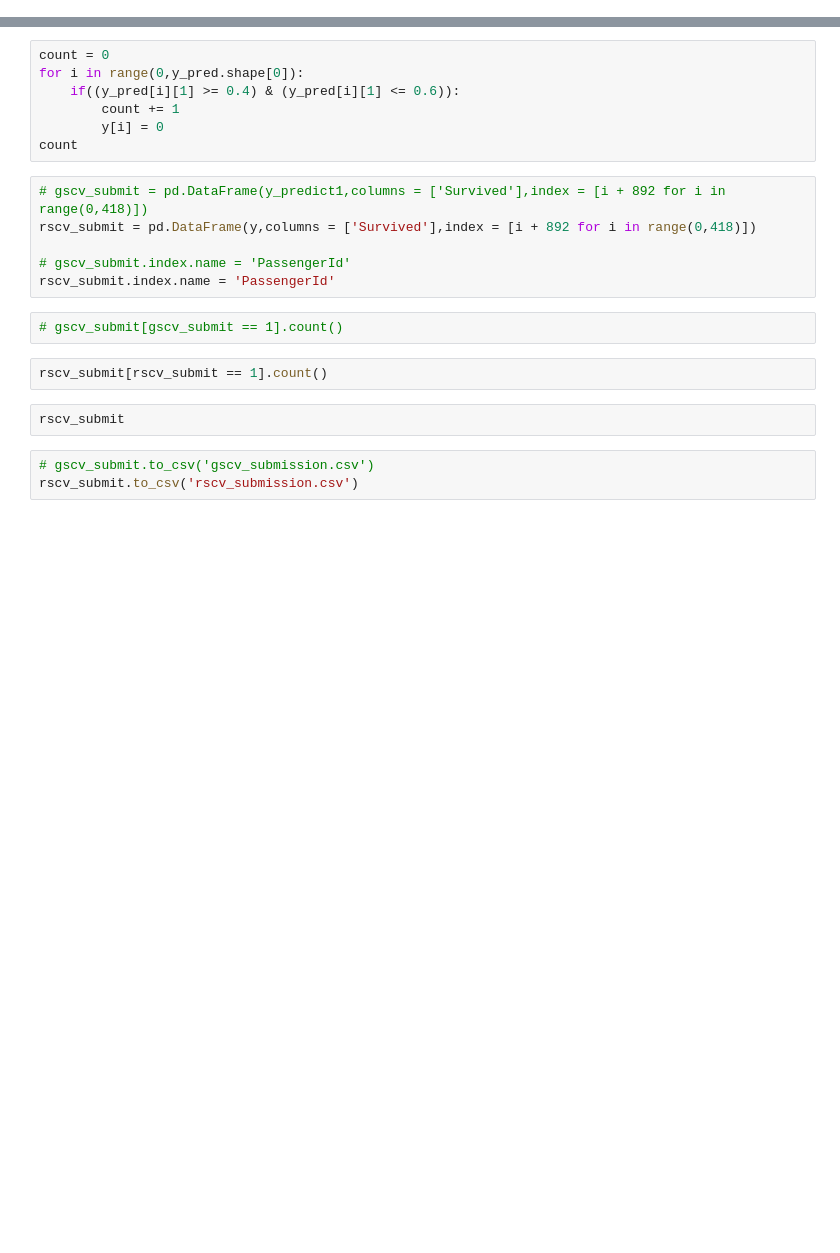
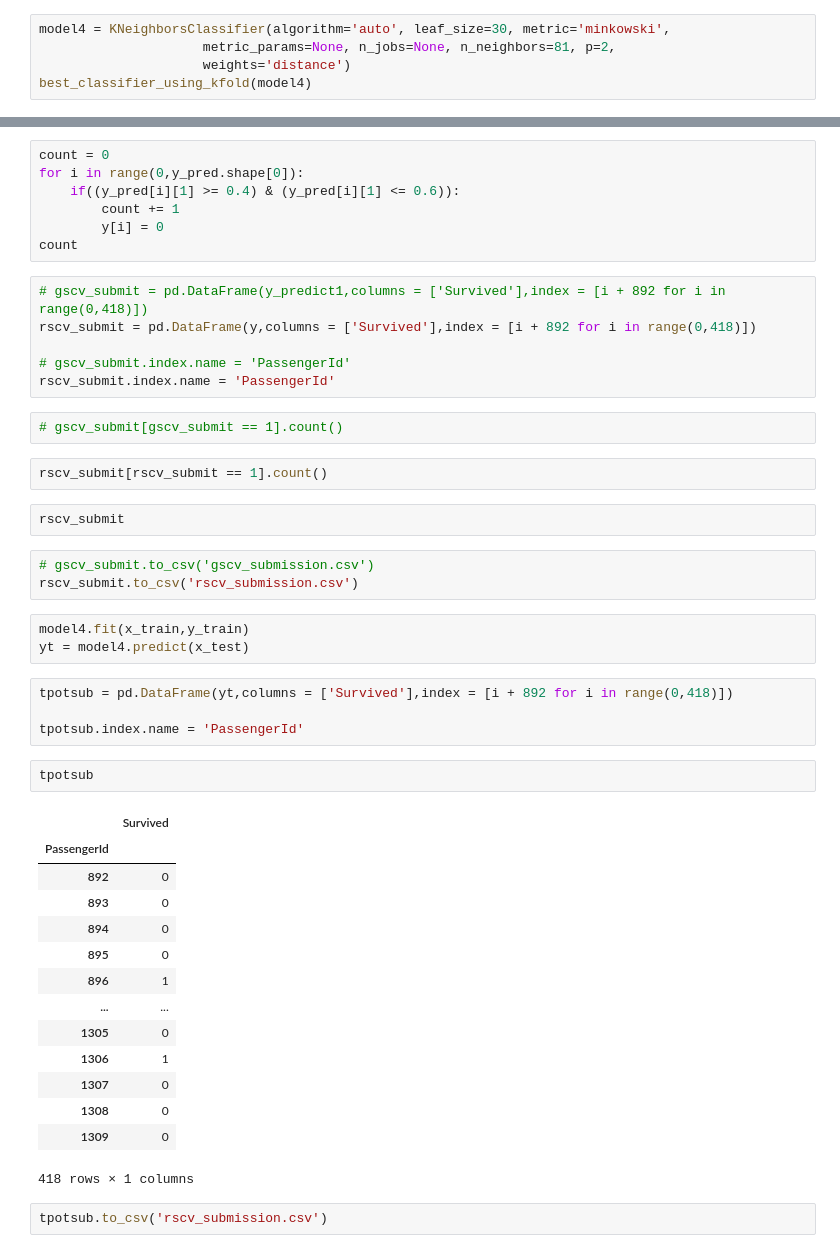
Before and after one commit to himanshu004/ML-DS-Hackathons, a Jupyter notebook: Kaggle-Submissions/Titanic Survival Prediction/Notebooks/Titanic Survival Prediction.ipynb, the cells around one changed output, grey strips where cells are left out. Cells and saved outputs as stored; diff of their text form; blank space fills up the shorter version.

```diff
--- a/Kaggle-Submissions/Titanic Survival Prediction/Notebooks/Titanic Survival Prediction.ipynb
+++ b/Kaggle-Submissions/Titanic Survival Prediction/Notebooks/Titanic Survival Prediction.ipynb
@@ -257,0 +469,5 @@ best_classifier_using_kfold(model4)
+# %%
+model4 = KNeighborsClassifier(algorithm='auto', leaf_size=30, metric='minkowski',
+                     metric_params=None, n_jobs=None, n_neighbors=81, p=2,
+                     weights='distance')
+best_classifier_using_kfold(model4)
@@ -335,3 +553,29 @@ rscv_submit
 # %%
 # gscv_submit.to_csv('gscv_submission.csv')
 rscv_submit.to_csv('rscv_submission.csv')
+# %%
+model4.fit(x_train,y_train)
+yt = model4.predict(x_test)
+# %%
+tpotsub = pd.DataFrame(yt,columns = ['Survived'],index = [i + 892 for i in range(0,418)])
+
+tpotsub.index.name = 'PassengerId'
+# %%
+tpotsub
+# %% [output]
+|  | Survived |
+| PassengerId |  |
+| 892 | 0 |
+| 893 | 0 |
+| 894 | 0 |
+| 895 | 0 |
+| 896 | 1 |
+| ... | ... |
+| 1305 | 0 |
+| 1306 | 1 |
+| 1307 | 0 |
+| 1308 | 0 |
+| 1309 | 0 |
+418 rows × 1 columns
+# %%
+tpotsub.to_csv('rscv_submission.csv')
```
Also changed, not shown: parts of 27 cells of this notebook, 3 other files.
